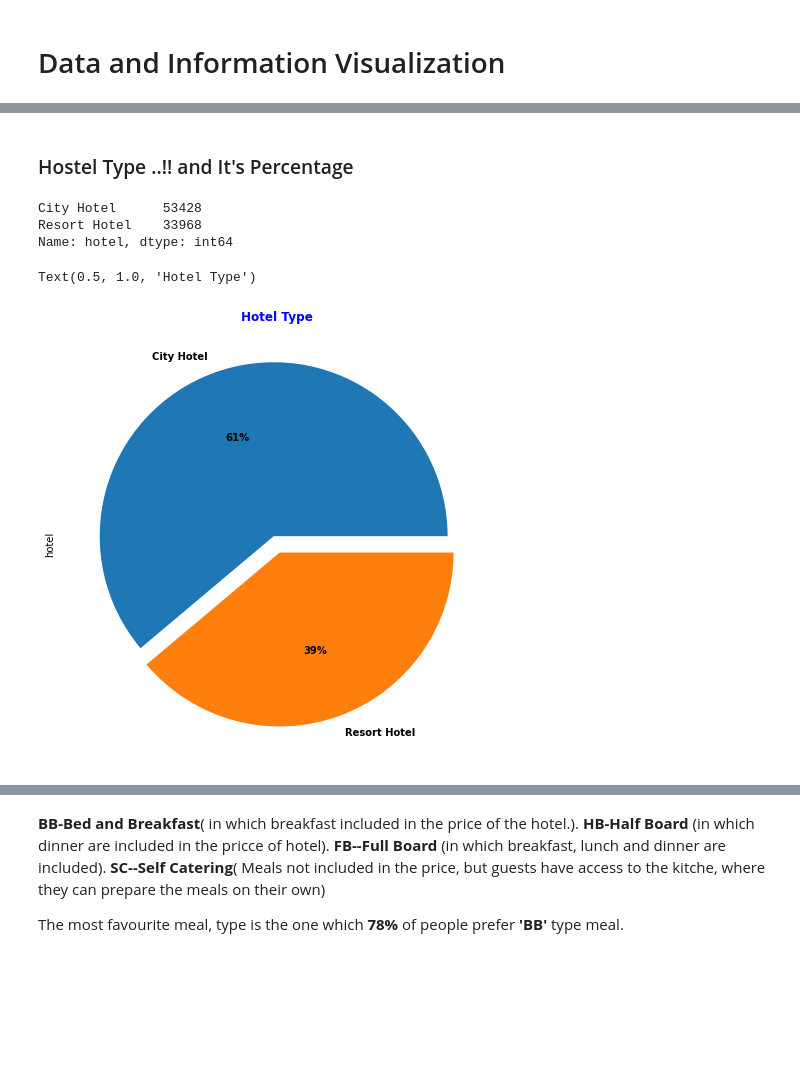
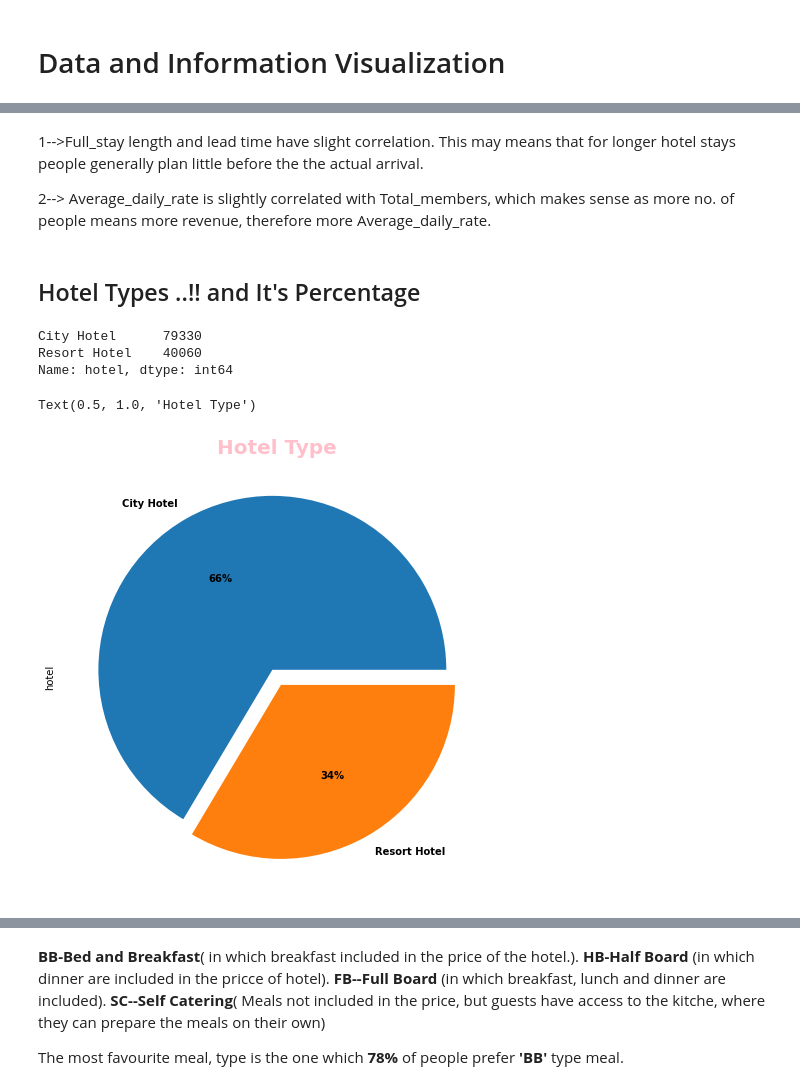
Before and after one commit to aksfasale/eda_hotel_booking, a Jupyter notebook: Hotel_Booking_Analysis_Capstone_Project.ipynb, the cells around one changed output, grey strips where cells are left out. Saved outputs shown, nothing was run; the diff lists cells and outputs as text; code cells hidden in the pictures; blank space fills up the shorter version.

```diff
--- a/Hotel_Booking_Analysis_Capstone_Project.ipynb
+++ b/Hotel_Booking_Analysis_Capstone_Project.ipynb
@@ -281,0 +302,2 @@ h_book_df.describe(include="all")
+# %%
+h_book_df.drop(h_book_df[h_book_df['Average_daily_rate'] > 5000].index, inplace = True)
@@ -282,15 +324,19 @@ h_book_df.describe(include="all")
+# %% [markdown]
+1-->Full_stay length and lead time have slight correlation. This may means that for longer hotel stays people generally plan little before the the actual arrival.
+
+2--> Average_daily_rate is slightly correlated with Total_members, which makes sense as more no. of people means more revenue, therefore more Average_daily_rate.
 # %% [markdown]
-### Hostel Type ..!! and It's Percentage
+## Hotel Types ..!! and It's Percentage
 # %%
 hotel_type =h_book_df['hotel'].value_counts()
 hotel_type
 # %% [output]
-City Hotel      53428
-Resort Hotel    33968
+City Hotel      79330
+Resort Hotel    40060
 Name: hotel, dtype: int64
 # %%
 Hotel_ratio = hotel_type.plot.pie(x='City Hotel', y ='Resort Hotel',explode=[0.05, 0.05],autopct='%1.0f%%',textprops={'weight': 'bold'},figsize =(8,8))
-plt.title('Hotel Type',color='Blue',fontweight='bold')
+plt.title('Hotel Type',color='Pink',fontweight='bold',size=20)
 # %% [output]
 Text(0.5, 1.0, 'Hotel Type')
-[figure, old version]
+[figure, new version]
```
Also changed, not shown: parts of 38 cells of this notebook.
